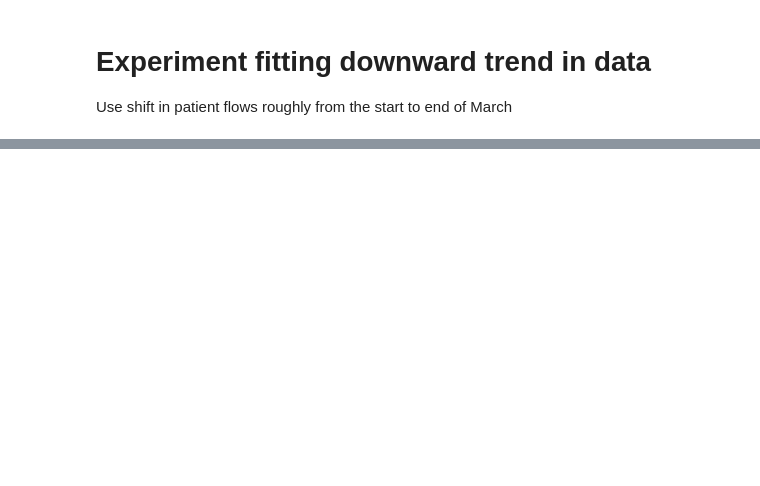
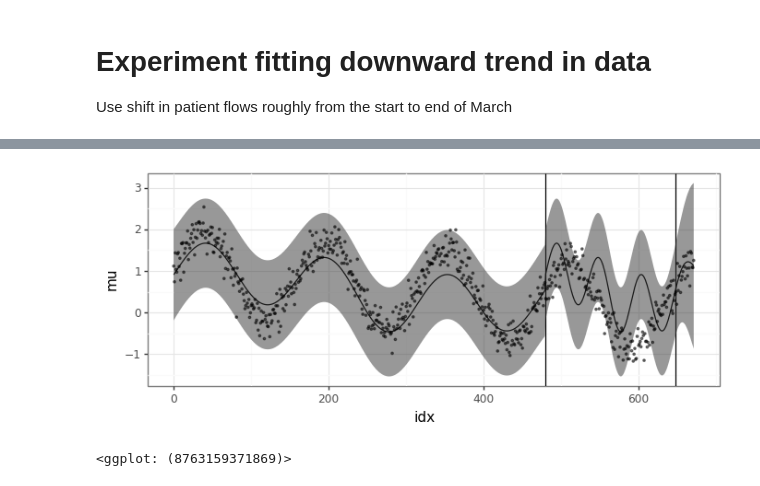
Before and after one commit to saiborra1979/EDCensus, a Jupyter notebook: explore_np.ipynb, the cells around one changed output, grey strips where cells are left out. Cells and saved outputs as stored; diff of their text form; code cells hidden in the pictures; blank space fills up the shorter version.

```diff
--- a/explore_np.ipynb
+++ b/explore_np.ipynb
@@ -4,0 +224,19 @@ Use shift in patient flows roughly from the start to end of March
+# %%
+mdl.eval()
+ll.eval()
+with torch.no_grad():
+    tens = torch.tensor(np.r_[X1_train, X1_val, X1_test])
+    pred = ll(mdl(tens))
+
+res_torch = pd.DataFrame({'mu':t2n(pred.mean),'se':t2n(pred.stddev)}).rename_axis('idx').reset_index()
+res_torch = res_torch.assign(lb=lambda x: x.mu-crit*x.se, ub=lambda x: x.mu+crit*x.se)
+
+gg_torch= (ggplot(res_torch, aes(x='idx',y='mu')) +
+           theme_bw() + geom_line() +
+           geom_vline(xintercept=ntrain) + geom_vline(xintercept=n-ntest) +
+           geom_ribbon(aes(ymin='lb',ymax='ub'),alpha=0.5) +
+           geom_point(aes(x='idx',y='y'),color='black',data=df1,size=0.5,alpha=0.5))
+gg_torch
+# %% [output]
+[figure, added]
+<ggplot: (8763159371869)>
```
Also changed, not shown: parts of 22 cells of this notebook, 3 other files.
